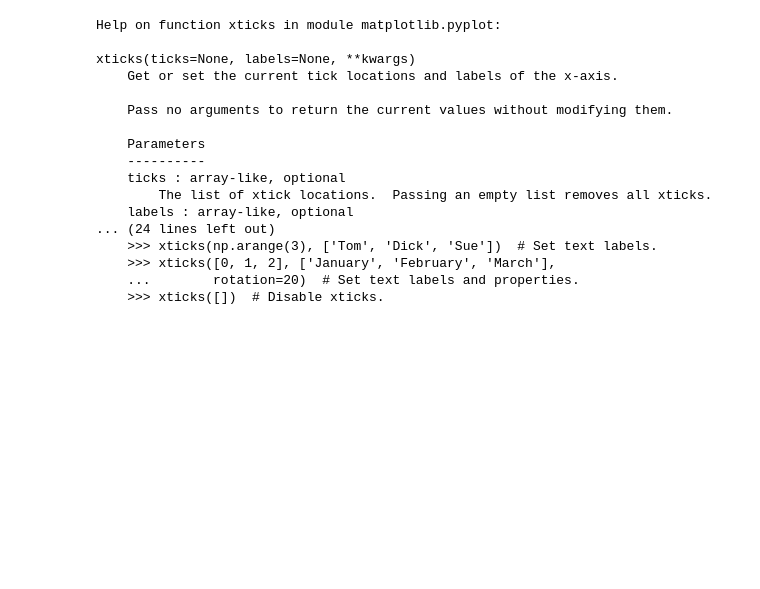
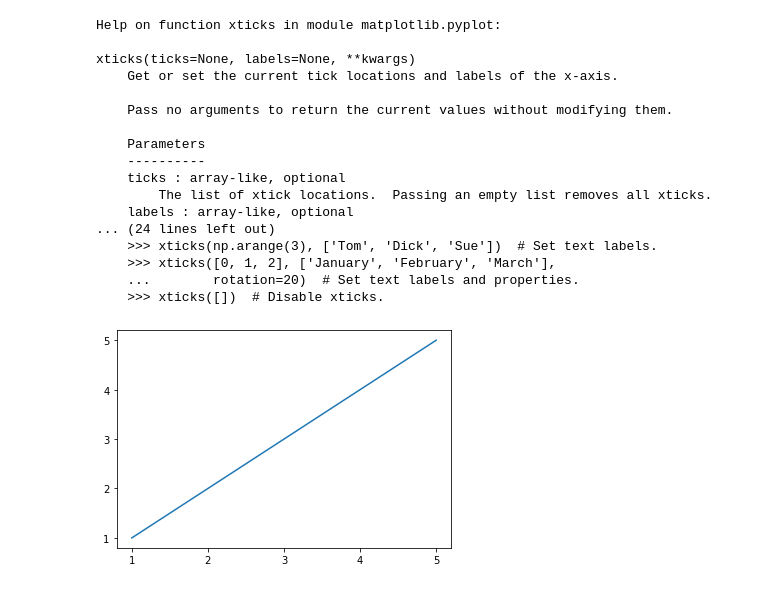
Before and after one commit to Disha0803/Matplotlib, a Jupyter notebook: Matplotlib basics.ipynb, the cells around one changed output. Cells and saved outputs as stored; diff of their text form; code cells hidden in the pictures; blank space fills up the shorter version.

```diff
--- a/Matplotlib basics.ipynb
+++ b/Matplotlib basics.ipynb
@@ -575,3 +575,13 @@ xticks(ticks=None, labels=None, **kwargs)
     >>> xticks([0, 1, 2], ['January', 'February', 'March'],
     ...        rotation=20)  # Set text labels and properties.
     >>> xticks([])  # Disable xticks.
+# %%
+x=np.arange(1,6)
+y1=x
+plt.plot(x,y1)
+plt.xticks(ticks=[1,2,3,4,5],label=['jan','feb','mar','apr','may'])
+plt.yticks(np.arange(1,6))
+plt.savefig("images\\fig32.png")
+plt.show()
+# %% [output]
+[figure, added]
```
Also changed, not shown: 1 other file.
